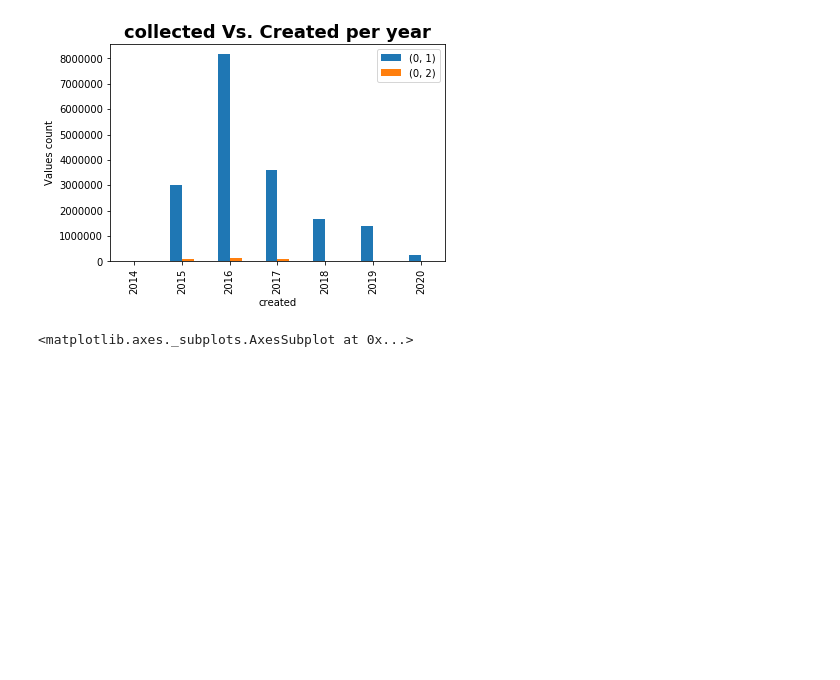
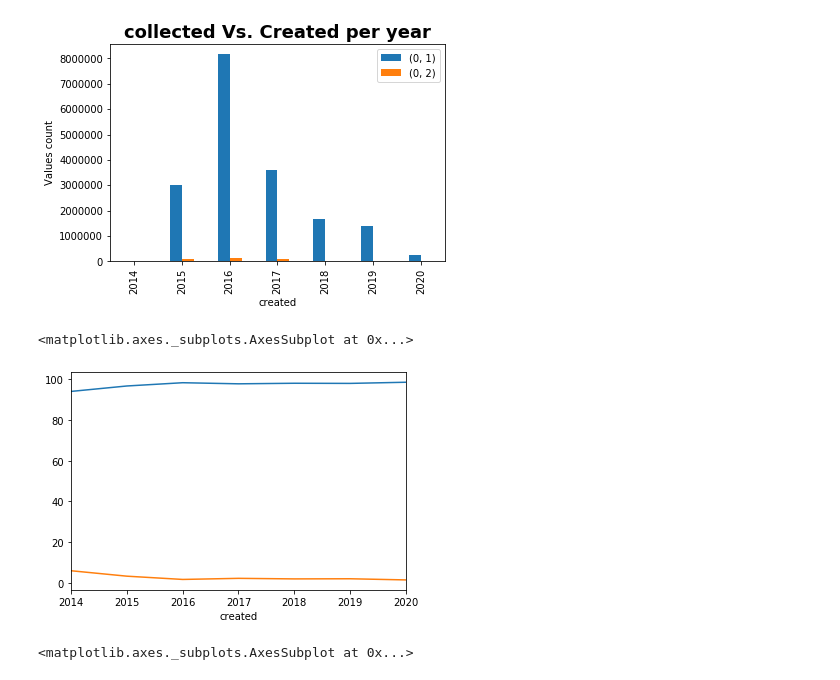
Before and after one commit to ShirinStar/Pen_Data_Dictionary, a Jupyter notebook: data/visits items.ipynb, the cells around one changed output. Saved outputs shown, nothing was run; the diff lists cells and outputs as text; code cells hidden in the pictures; blank space fills up the shorter version.

Commit message:
visits

```diff
--- a/data/visits items.ipynb
+++ b/data/visits items.ipynb
@@ -334,3 +339,10 @@ visitItems_by_date.unstack(level=0)
 | 2018 | 1688401 | 32884 |
 | 2019 | 1400008 | 28273 |
 | 2020 | 247906 | 3550 |
+# %%
+in_percentage = visitItems_by_date.unstack(level=0)
+in_percentage.columns
+in_percentage['1%'] = in_percentage[(0,1)] / (in_percentage[(0,1)] + in_percentage[(0,2)]) *100
+in_percentage['2%'] = in_percentage[(0,2)] / (in_percentage[(0,1)] + in_percentage[(0,2)]) *100
+
+in_percentage
@@ -345,6 +368,12 @@ plt.show()
 # %% [output]
 <Figure size 576x360 with 0 Axes>
 [figure]
+# %%
+in_percentage['1%'].plot()
+in_percentage['2%'].plot()
+# %% [output]
+<matplotlib.axes._subplots.AxesSubplot at 0x...>
+[figure, added]
 # %%
 f, a = plt.subplots(2,1)
 visitItems_by_date.xs(1).plot(kind='bar',ax=a[0])
```
Also changed, not shown: parts of 6 cells of this notebook, 3 other files.
